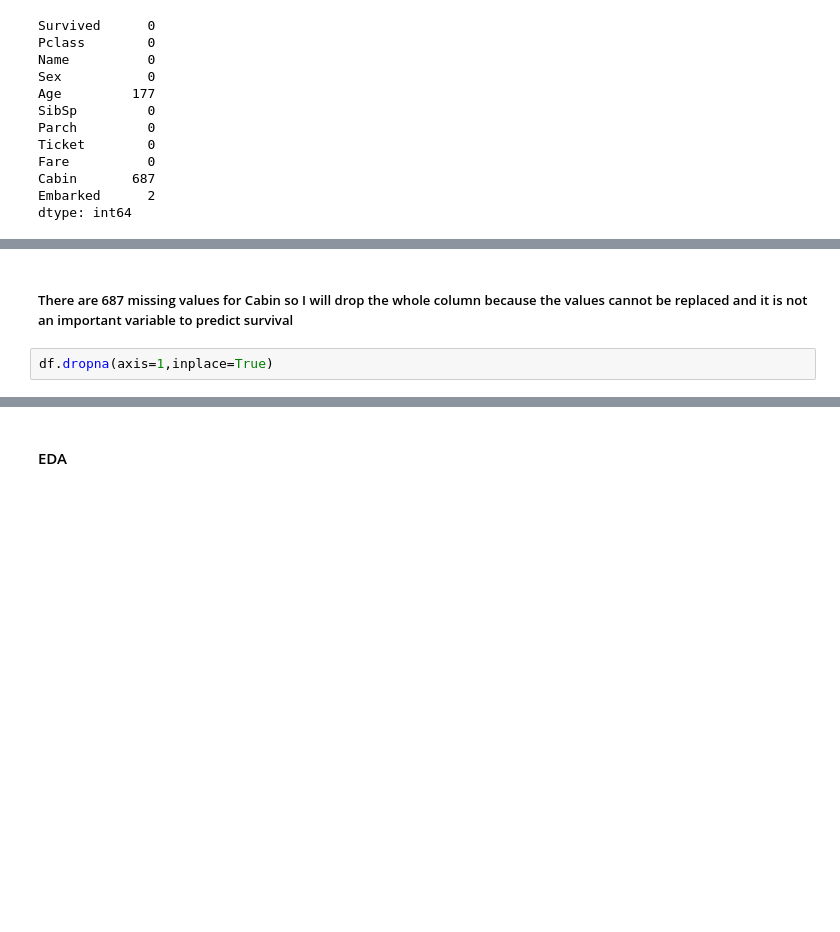
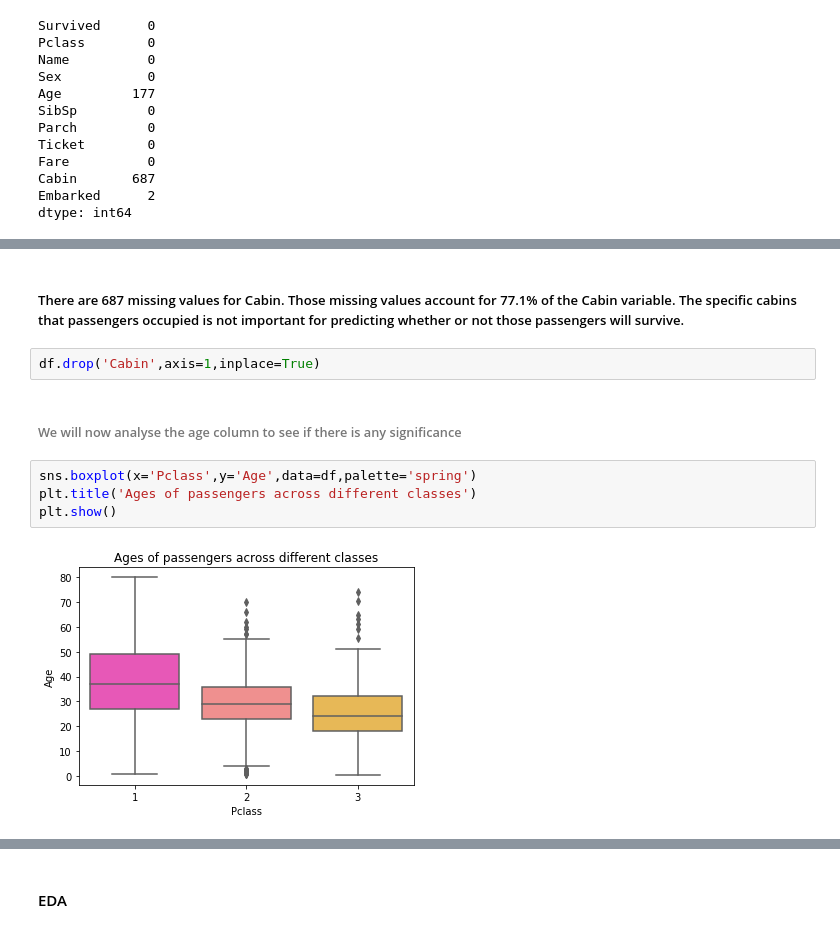
Before and after one commit to LordeUnicorn/logistic_regression, a Jupyter notebook: logistic.ipynb, the cells around one changed output, grey strips where cells are left out. Drawn from its saved outputs; the diff is of its cells as text; blank space fills up the shorter version.

```diff
--- a/logistic.ipynb
+++ b/logistic.ipynb
@@ -54,7 +55,15 @@ df.head()
 | 3 | 1 | 3 | Heikkinen, Miss. Laina | female | 26.0 | 0 | 0 | STON/O2. 3101282 | 7.9250 | NaN | ... |
 | 4 | 1 | 1 | Futrelle, Mrs. Jacques Heath (Lil... | female | 35.0 | 1 | 0 | 113803 | 53.1000 | C123 | ... |
 | 5 | 0 | 3 | Allen, Mr. William Henry | male | 35.0 | 0 | 0 | 373450 | 8.0500 | NaN | ... |
-# %% [markdown]
-##### There are 687 missing values for Cabin so I will drop the whole column because the values cannot be replaced and it is not an important variable to predict survival
+# %% [markdown]
+##### There are 687 missing values for Cabin. Those missing values account for 77.1% of the Cabin variable. The specific cabins that passengers occupied is not important for predicting whether or not those passengers will survive.
 # %%
-df.dropna(axis=1,inplace=True)
+df.drop('Cabin',axis=1,inplace=True)
+# %% [markdown]
+###### We will now analyse the age column to see if there is any significance
+# %%
+sns.boxplot(x='Pclass',y='Age',data=df,palette='spring')
+plt.title('Ages of passengers across different classes')
+plt.show()
+# %% [output]
+[figure, added]
```
Also changed, not shown: parts of 26 cells of this notebook.
